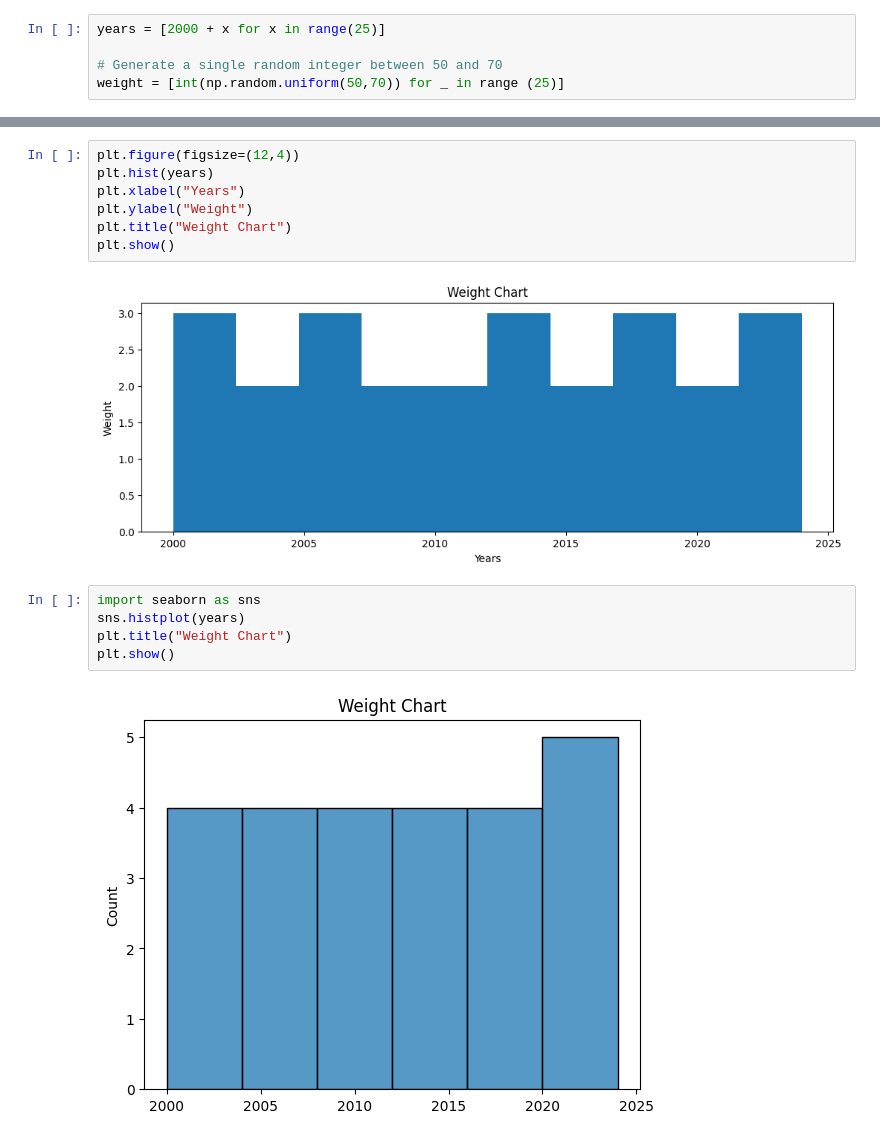
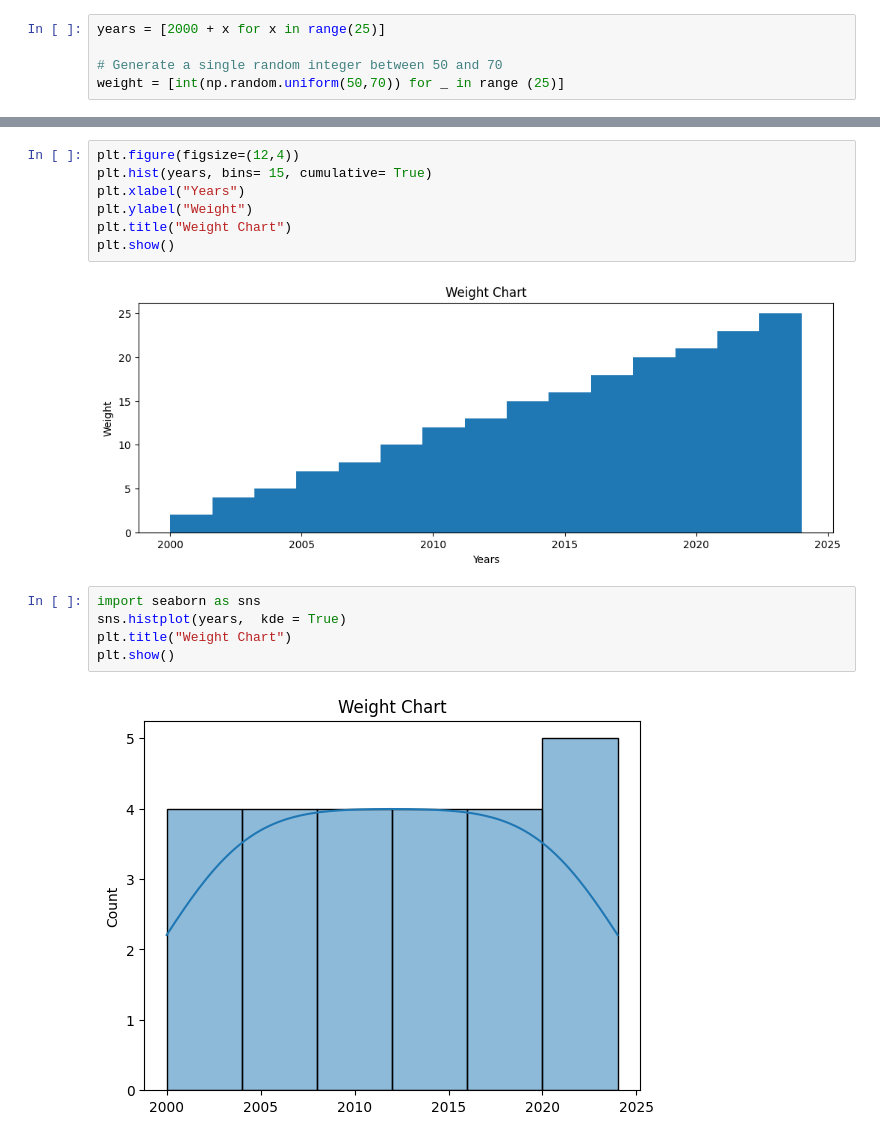
Before and after one commit to SoRaz049/Lesson, a Jupyter notebook: Learning/Matplot_learning.ipynb, the cells around one changed output, grey strips where cells are left out. Saved outputs shown, nothing was run; the diff lists cells and outputs as text.

```diff
--- a/Learning/Matplot_learning.ipynb
+++ b/Learning/Matplot_learning.ipynb
@@ -67,16 +74,16 @@ plt.show()
 # %%
 plt.figure(figsize=(12,4))
-plt.hist(years)
+plt.hist(years, bins= 15, cumulative= True)
 plt.xlabel("Years")
 plt.ylabel("Weight")
 plt.title("Weight Chart")
 plt.show()
 # %% [output]
-[figure, old version]
+[figure, new version]
 # %%
 import seaborn as sns
-sns.histplot(years)
+sns.histplot(years,  kde = True)
 plt.title("Weight Chart")
 plt.show()
 # %% [output]
-[figure, old version]
+[figure, new version]
```
Also changed, not shown: parts of 12 cells of this notebook, 1 other file.
